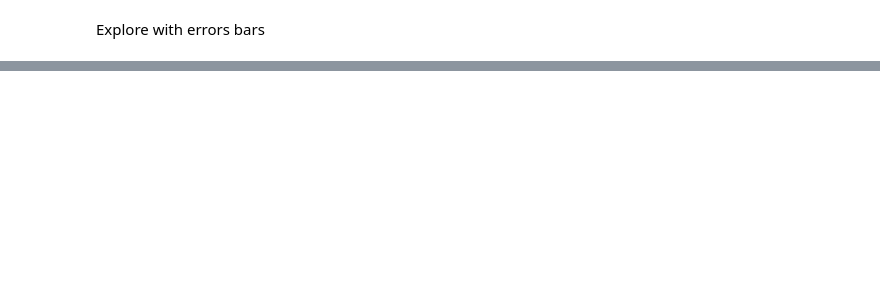
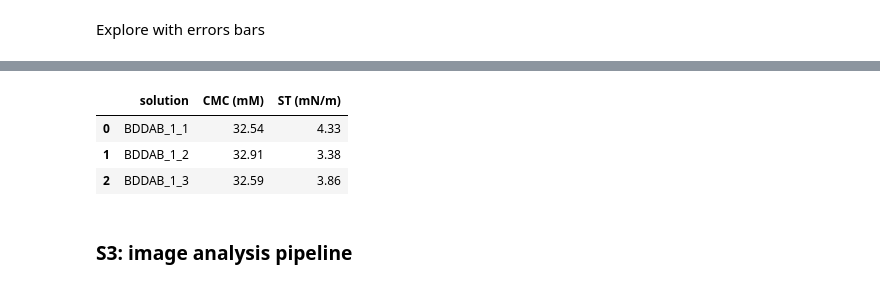
Before and after one commit to BigChemistry-RobotLab/PendantProp, a Jupyter notebook: figure_notebook.ipynb, the cells around one changed output, grey strips where cells are left out. Cells and saved outputs as stored; diff of their text form; code cells hidden in the pictures; blank space fills up the shorter version.

```diff
--- a/figure_notebook.ipynb
+++ b/figure_notebook.ipynb
@@ -221,0 +210,12 @@ plt.show()
+# %%
+df = pd.read_csv(f"experiments/{experiment_tag}/total_data.csv")
+solution = "BDDAB"
+df_solution = df[df["solution"].str.contains(solution)]
+df_solution
+# %% [output]
+|  | solution | CMC (mM) | ST (mN/m) |
+| 0 | BDDAB_1_1 | 32.54 | 4.33 |
+| 1 | BDDAB_1_2 | 32.91 | 3.38 |
+| 2 | BDDAB_1_3 | 32.59 | 3.86 |
+# %% [markdown]
+### S3: image analysis pipeline
```
Also changed, not shown: parts of 6 cells of this notebook, 6 other files.
